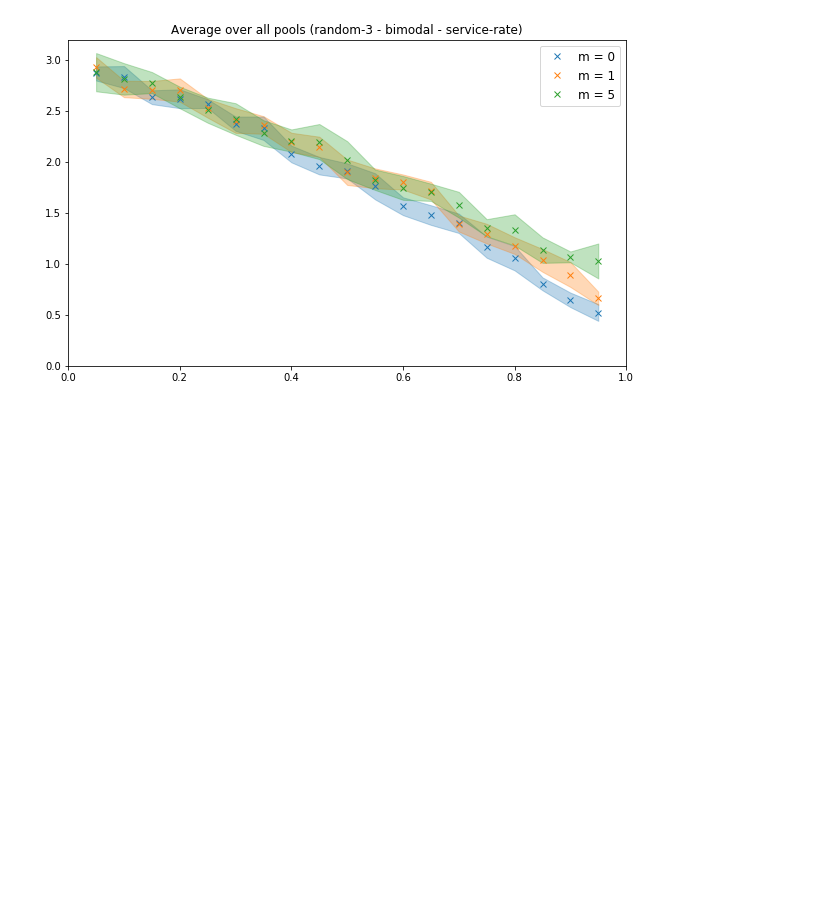
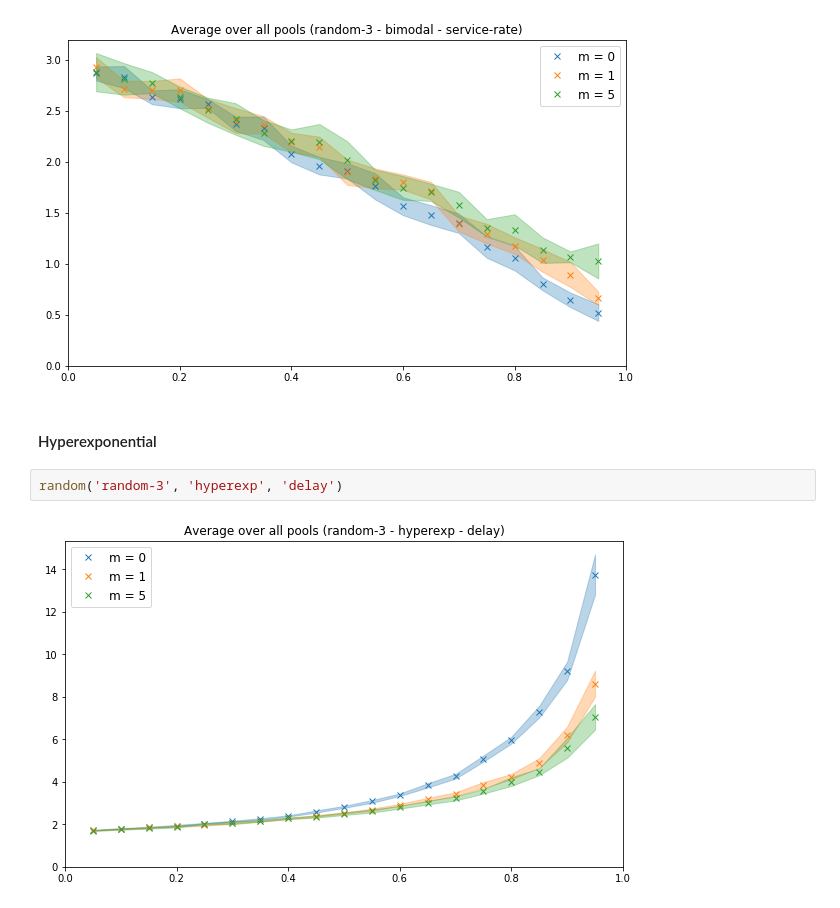
Before and after one commit to ccomte/phd-thesis, a Jupyter notebook: 7-job-scheduling/plot.ipynb, the cells around one changed output. Cells and saved outputs as stored; diff of their text form; blank space fills up the shorter version.

```diff
--- a/7-job-scheduling/plot.ipynb
+++ b/7-job-scheduling/plot.ipynb
@@ -170,3 +180,9 @@ random('random-3', 'bimodal', 'delay')
 random('random-3', 'bimodal', 'service-rate')
 # %% [output]
 [figure]
+# %% [markdown]
+#### Hyperexponential
+# %%
+random('random-3', 'hyperexp', 'delay')
+# %% [output]
+[figure, added]
```
Also changed, not shown: parts of 4 cells of this notebook, 4 other files.
